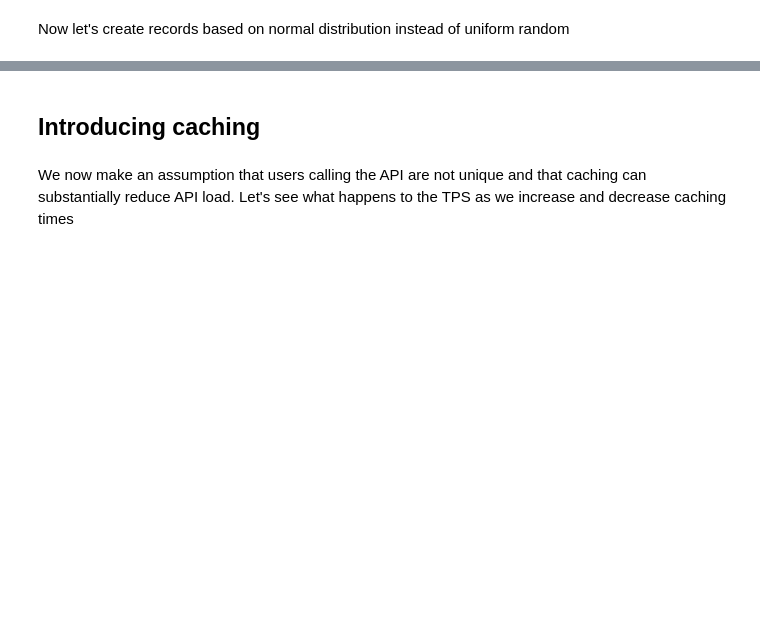
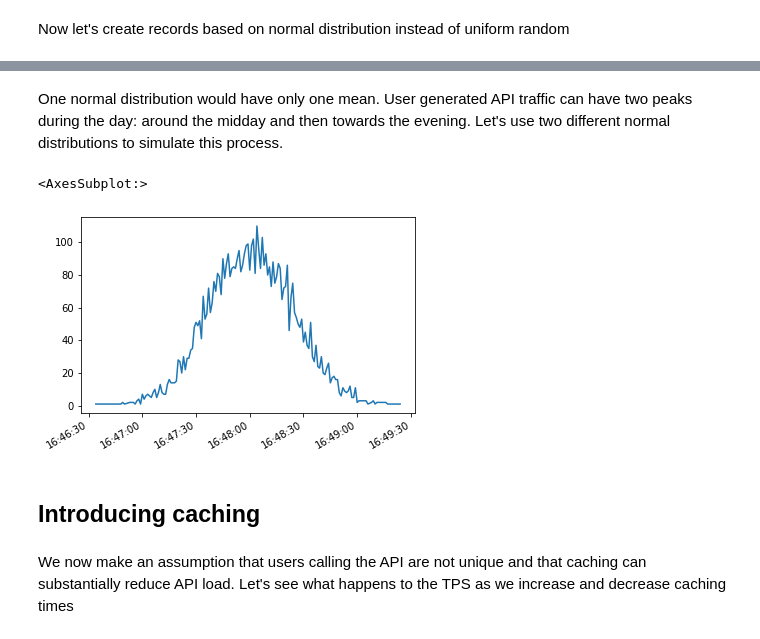
Before and after one commit to evgeniyarbatov/tps-estimator, a Jupyter notebook: TPS Estimator.ipynb, the cells around one changed output, grey strips where cells are left out. Cells and saved outputs as stored; diff of their text form; code cells hidden in the pictures; blank space fills up the shorter version.

Commit message:
I do not get two peaks yet

```diff
--- a/TPS Estimator.ipynb
+++ b/TPS Estimator.ipynb
@@ -95,3 +96,41 @@ df['ts'].value_counts().plot()
+# %% [markdown]
+One normal distribution would have only one mean. User generated API traffic can have two peaks during the day: around the midday and then towards the evening. Let's use two different normal distributions to simulate this process.
+# %%
+def create_user_record_normal_v2():
+    user_records = []
+
+    record_count = np.random.randint(1, number_of_records_per_user, size=1)[0]
+
+    ts = pd.date_range(start='2022-01-01', end='2022-01-02', freq='S')
+
+    # Midday indixes
+    mu, sigma = len(ts) / 2.0, len(ts) / 3600
+    midday_indexes = np.rint(
+        np.random.normal(mu, sigma, record_count)
+    )
+
+    # Evening indixes
+    mu, sigma = len(ts) / 5.0, len(ts) / 36000
+    evening_indexes = np.rint(
+        np.random.normal(mu, sigma, record_count)
+    )
+
+    indexes = midday_indexes + evening_indexes
+    user_ts = pd.to_datetime(np.sort(
+        [ts[int(index)] for index in indexes]
+    ))
+
+    user_id = get_userid()
+    for i in range(record_count):
+       user_records.append((user_ts[i], user_id))
+
+    return user_records
+
+df = create_records(number_of_users, create_user_record_normal_v2)
+df['ts'].value_counts().plot()
+# %% [output]
+<AxesSubplot:>
+[figure, added]
 # %% [markdown]
 ## Introducing caching
 # %% [markdown]
```
Also changed, not shown: parts of 2 cells of this notebook.
